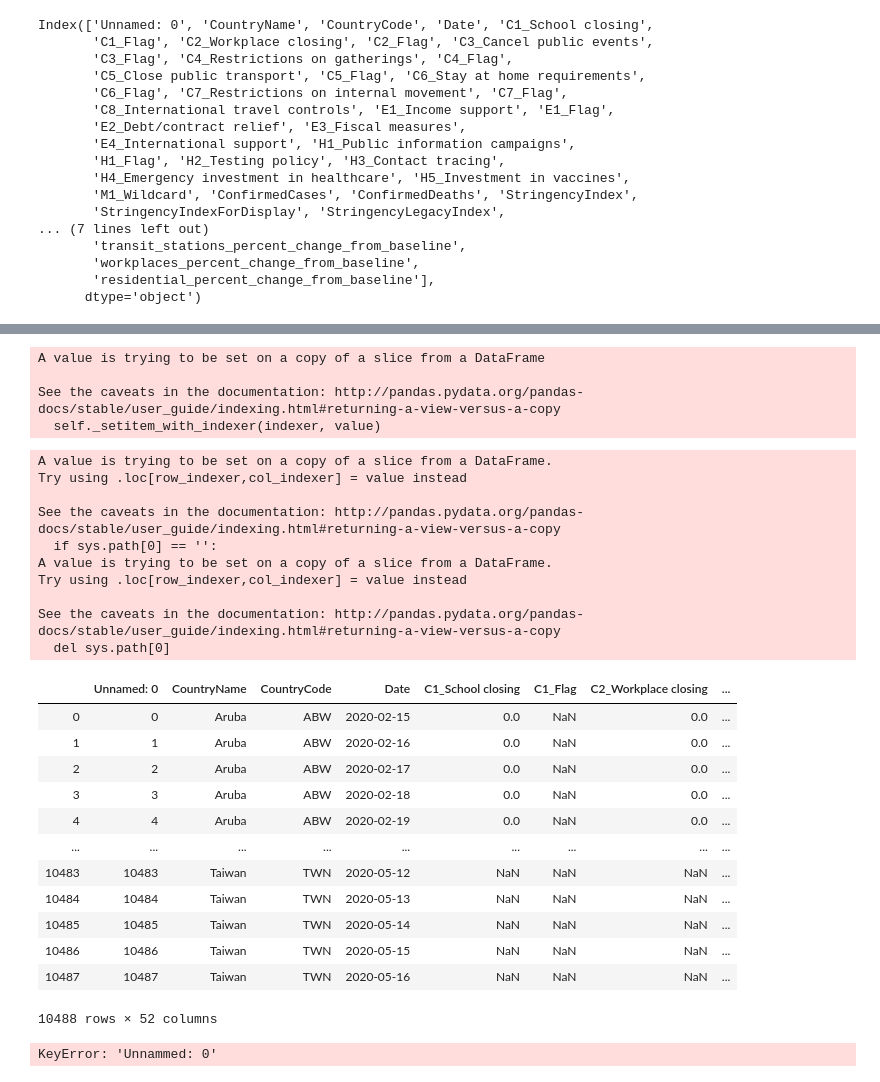
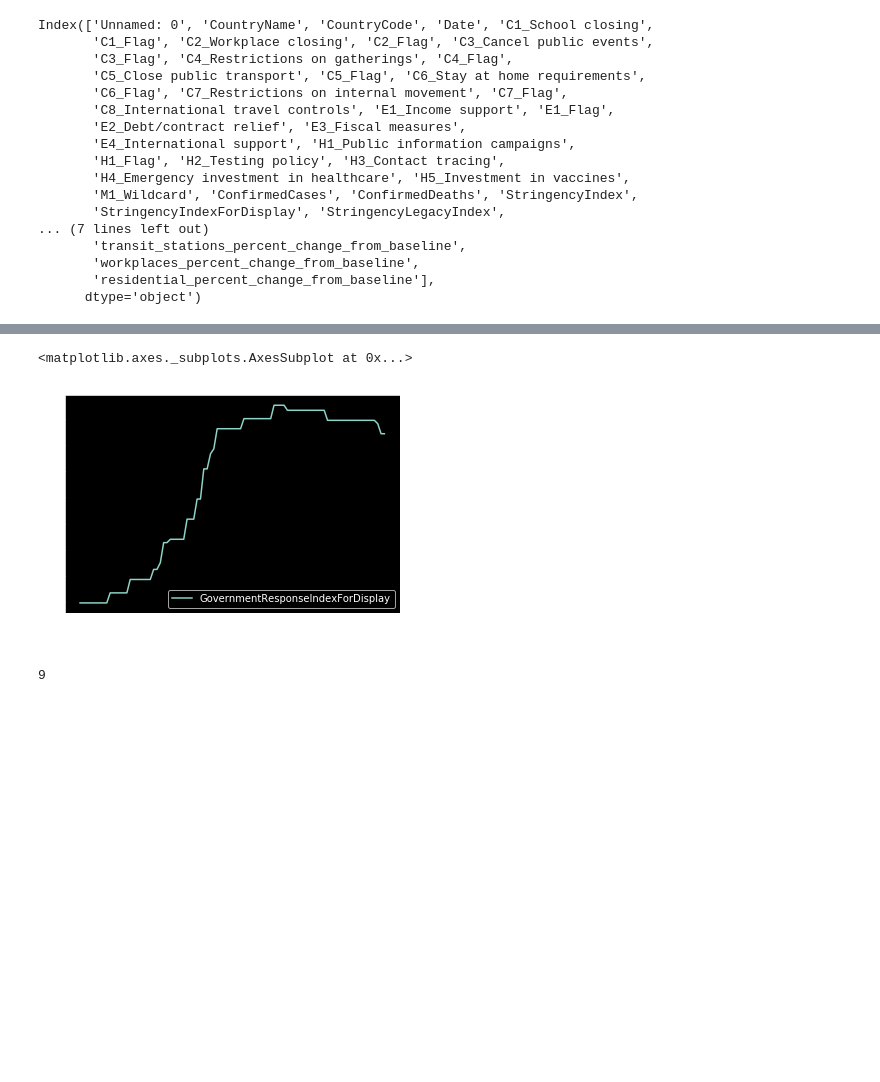
Before and after one commit to thomasundo2/covid-policy-analysis, a Jupyter notebook: nm_analysis/Untitled.ipynb, the cells around one changed output, grey strips where cells are left out. Saved outputs shown, nothing was run; the diff lists cells and outputs as text; code cells hidden in the pictures; blank space fills up the shorter version.

```diff
--- a/nm_analysis/Untitled.ipynb
+++ b/nm_analysis/Untitled.ipynb
@@ -386,0 +436,8 @@ master_df['workplaces_percent_change_from_baseline'][master_df['CountryName'] ==
+# %%
+master_df['Day'] = 0
+for cc in master_df['CountryCode'].unique():
+    index = master_df['Unnamed: 0'][master_df['CountryCode'] == cc]
+    start = index.iloc[0]
+    days = index.apply(lambda x: x - start)
+    master_df['Day'][master_df['CountryCode'] == cc] = days
+master_df
@@ -391,39 +544,11 @@ master_df['workplaces_percent_change_from_baseline'][master_df['CountryName'] ==
-# %%
-master_df['smooth'] = 0
-master_df['smooth'].iloc[9752:9843] = usa['smooth']
-# %% [output]
-A value is trying to be set on a copy of a slice from a DataFrame
-
-See the caveats in the documentation: http://pandas.pydata.org/pandas-docs/stable/user_guide/indexing.html#returning-a-view-versus-a-copy
-  self._setitem_with_indexer(indexer, value)
-# %%
-hi = smooth_df()
-hi
-# %% [output]
-A value is trying to be set on a copy of a slice from a DataFrame.
-Try using .loc[row_indexer,col_indexer] = value instead
-
-See the caveats in the documentation: http://pandas.pydata.org/pandas-docs/stable/user_guide/indexing.html#returning-a-view-versus-a-copy
-  if sys.path[0] == '':
-A value is trying to be set on a copy of a slice from a DataFrame.
-Try using .loc[row_indexer,col_indexer] = value instead
-
-See the caveats in the documentation: http://pandas.pydata.org/pandas-docs/stable/user_guide/indexing.html#returning-a-view-versus-a-copy
-  del sys.path[0]
-|  | Unnamed: 0 | CountryName | CountryCode | Date | C1_School closing | C1_Flag | C2_Workplace closing | ... |
-| 0 | 0 | Aruba | ABW | 2020-02-15 | 0.0 | NaN | 0.0 | ... |
-| 1 | 1 | Aruba | ABW | 2020-02-16 | 0.0 | NaN | 0.0 | ... |
-| 2 | 2 | Aruba | ABW | 2020-02-17 | 0.0 | NaN | 0.0 | ... |
-| 3 | 3 | Aruba | ABW | 2020-02-18 | 0.0 | NaN | 0.0 | ... |
-| 4 | 4 | Aruba | ABW | 2020-02-19 | 0.0 | NaN | 0.0 | ... |
-| ... | ... | ... | ... | ... | ... | ... | ... | ... |
-| 10483 | 10483 | Taiwan | TWN | 2020-05-12 | NaN | NaN | NaN | ... |
-| 10484 | 10484 | Taiwan | TWN | 2020-05-13 | NaN | NaN | NaN | ... |
-| 10485 | 10485 | Taiwan | TWN | 2020-05-14 | NaN | NaN | NaN | ... |
-| 10486 | 10486 | Taiwan | TWN | 2020-05-15 | NaN | NaN | NaN | ... |
-| 10487 | 10487 | Taiwan | TWN | 2020-05-16 | NaN | NaN | NaN | ... |
-10488 rows × 52 columns
-# %%
-hi.plot('Unnammed: 0', 'smooth_workplaces_percent_change_from_baseline')
-# %% [output]
-KeyError: 'Unnammed: 0'
+# %%
+master_df[master_df['CountryCode']=='ARE'].plot('Day', 'GovernmentResponseIndexForDisplay')
+# %% [output]
+<matplotlib.axes._subplots.AxesSubplot at 0x...>
+[figure, added]
+# %%
+y = master_df['GovernmentResponseIndexForDisplay'][master_df['CountryCode']== 'TWN'].iloc[0]
+x = (master_df['GovernmentResponseIndexForDisplay'][master_df['CountryCode']== 'TWN'] > y).idxmax()
+master_df['Day'].iloc[x]
+# %% [output]
+9
```
Also changed, not shown: parts of 15 cells of this notebook, 1 other file.
